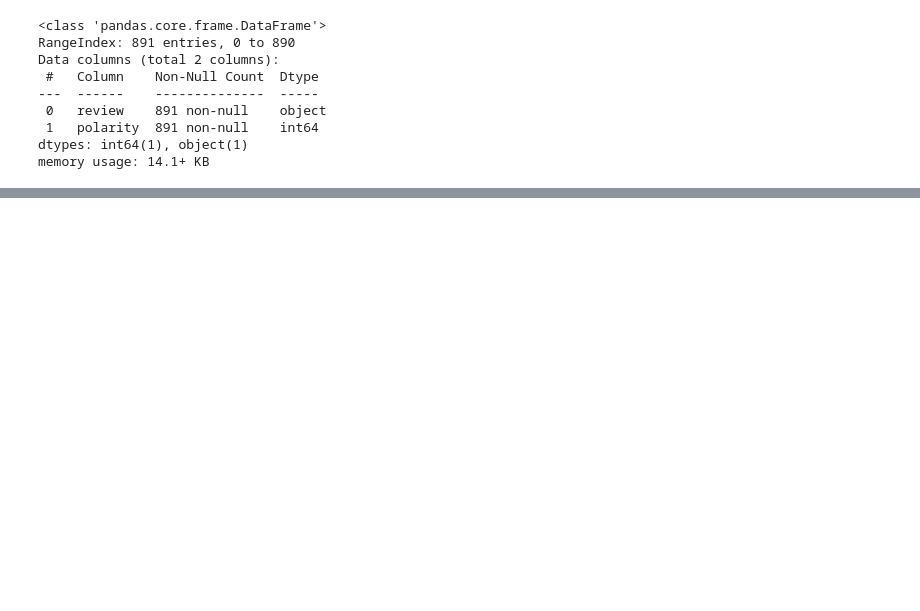
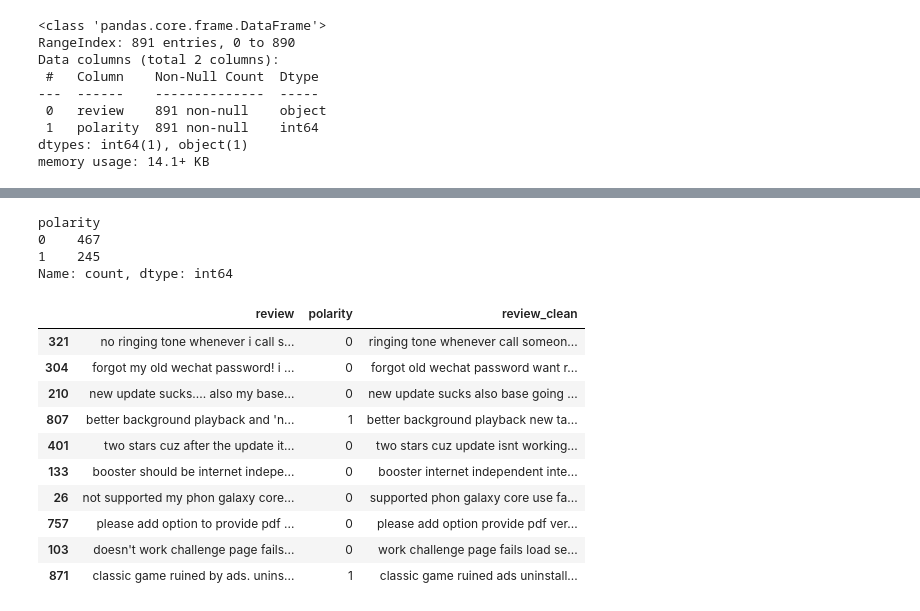
Before and after one commit to jessmiramontes/tareas, a Jupyter notebook: naivebayes/naivebayes.ipynb, the cells around one changed output, grey strips where cells are left out. Cells and saved outputs as stored; diff of their text form; code cells hidden in the pictures; blank space fills up the shorter version.

```diff
--- a/naivebayes/naivebayes.ipynb
+++ b/naivebayes/naivebayes.ipynb
@@ -58,10 +87,15 @@ df_raw.sample(10)
 # %%
 # 1.2 Process Data
-df_interim = (
+# En base al texto determinar si el contenido es ham o spam
+df_interim=(
     df_raw
     .copy()
+    .set_axis(
+        df_raw.columns.str.replace(" ", "_")
+        .str.lower(), axis=1
+    )
     .drop(["package_name"], axis=1)
-    )
+)
 df_interim.info()
 # %% [output]
 <class 'pandas.core.frame.DataFrame'>
@@ -73,6 +107,3 @@ Data columns (total 2 columns):
  1   polarity  891 non-null    int64
 dtypes: int64(1), object(1)
 memory usage: 14.1+ KB
-# %%
-df_interim["review"] = df_interim["review"].str.strip().str.lower()
-df_interim.sample(10)
@@ -110,0 +110,11 @@ memory usage: 16.7+ KB
+# %%
+df = df_interim.copy()
+df["review_clean"] = df["review"].apply(lambda x: remove_stopwords(x))
+df["review_clean"] = df["review_clean"].apply(lambda x: remove_symbols(x))
+df["review_clean"] = df["review_clean"].str.replace(":", "")
+df["review_clean"] = df["review_clean"].str.replace("!", "")
+df["review_clean"] = df["review_clean"].str.replace("(", "")
+df["review_clean"] = df["review_clean"].str.replace(")", "")
+# %%
+df_train, df_test = train_test_split(df, test_size=.2, stratify=df["polarity"], random_state=2024)
+df_train.info()
@@ -111 +132,22 @@ memory usage: 16.7+ KB
+# %%
+df_train["polarity"].value_counts()
+# %% [output]
+polarity
+0    467
+1    245
+Name: count, dtype: int64
+# %%
+df_train.sample(10)
+# %% [output]
+|  | review | polarity | review_clean |
+| 321 | no ringing tone whenever i call s... | 0 | ringing tone whenever call someon... |
+| 304 | forgot my old wechat password! i ... | 0 | forgot old wechat password want r... |
+| 210 | new update sucks.... also my base... | 0 | new update sucks also base going ... |
+| 807 | better background playback and 'n... | 1 | better background playback new ta... |
+| 401 | two stars cuz after the update it... | 0 | two stars cuz update isnt working... |
+| 133 | booster should be internet indepe... | 0 | booster internet independent inte... |
+| 26 | not supported my phon galaxy core... | 0 | supported phon galaxy core use fa... |
+| 757 | please add option to provide pdf ... | 0 | please add option provide pdf ver... |
+| 103 | doesn't work challenge page fails... | 0 | work challenge page fails load se... |
+| 871 | classic game ruined by ads. unins... | 1 | classic game ruined ads uninstall... |
 # %%
```
Also changed, not shown: parts of 19 cells of this notebook.
